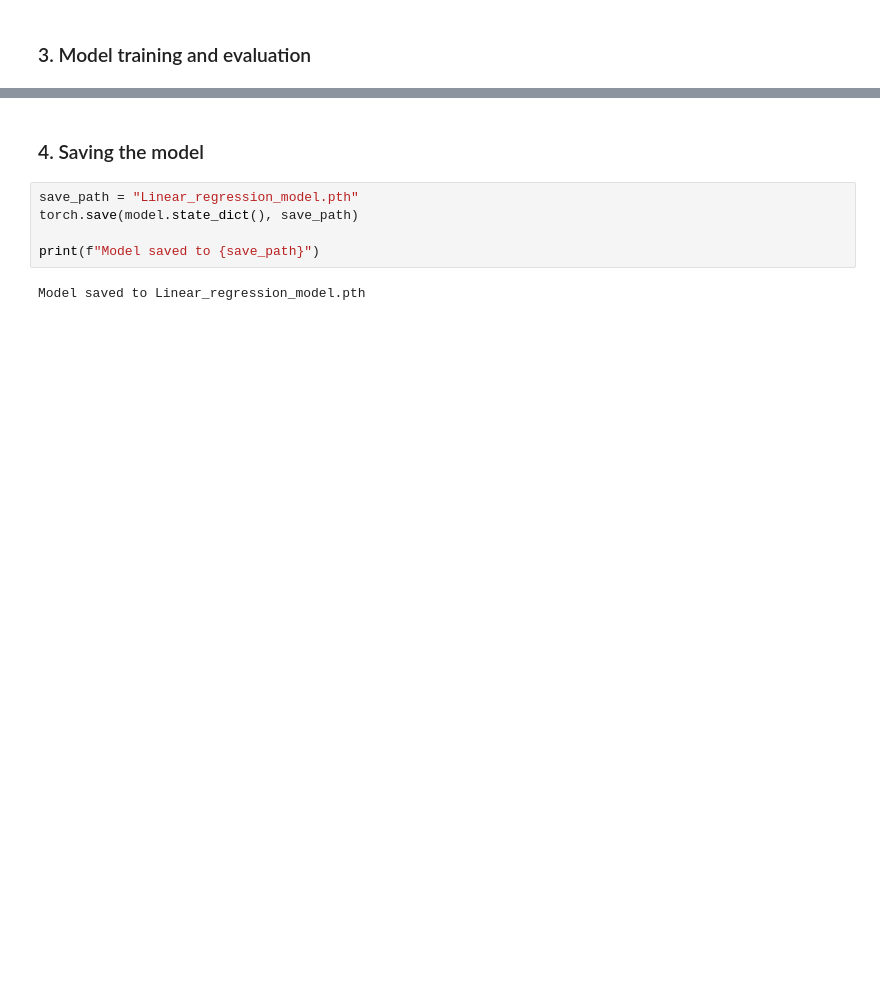
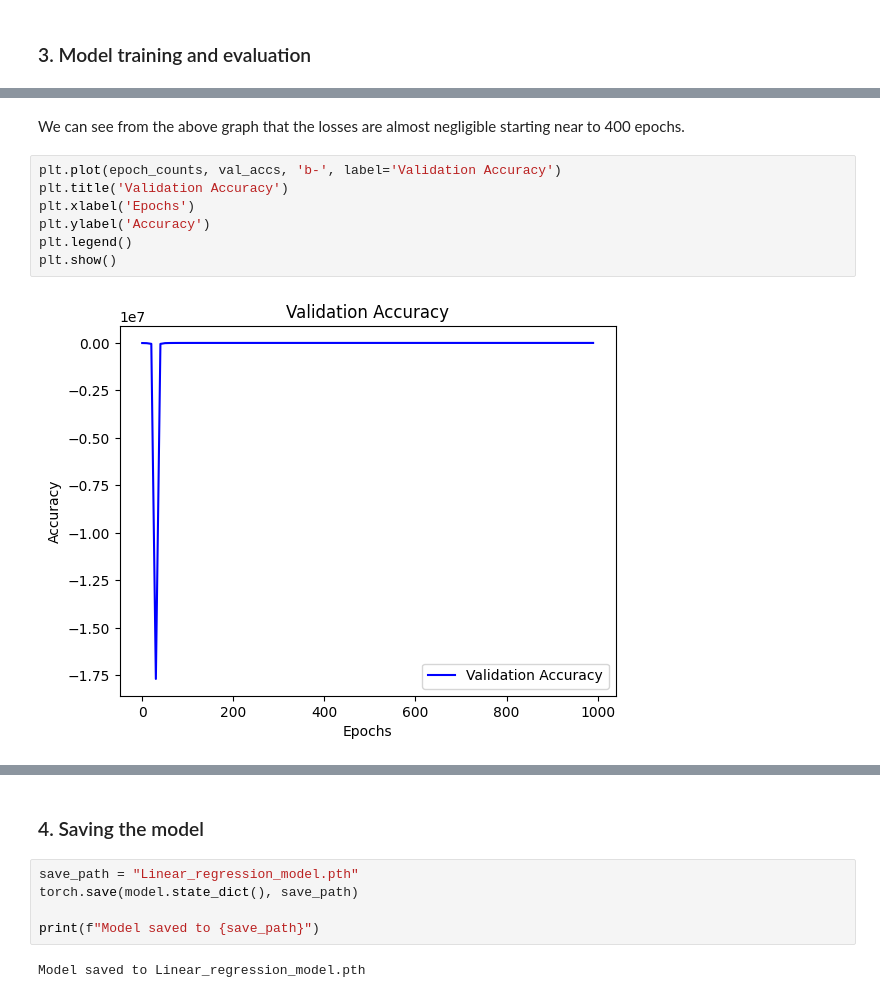
Before and after one commit to Taibangnganba/Linear-Regression-Model-with-a-custom-dataset, a Jupyter notebook: Linear_regression_model.ipynb, the cells around one changed output, grey strips where cells are left out. Saved outputs shown, nothing was run; the diff lists cells and outputs as text; blank space fills up the shorter version.

```diff
--- a/Linear_regression_model.ipynb
+++ b/Linear_regression_model.ipynb
@@ -137,0 +156,11 @@ torch.Size([8, 1])
+# %% [markdown]
+We can see from the above graph that the losses are almost negligible starting near to 400 epochs.
+# %%
+plt.plot(epoch_counts, val_accs, 'b-', label='Validation Accuracy')
+plt.title('Validation Accuracy')
+plt.xlabel('Epochs')
+plt.ylabel('Accuracy')
+plt.legend()
+plt.show()
+# %% [output]
+[figure, added]
```
Also changed, not shown: parts of 23 cells of this notebook.
